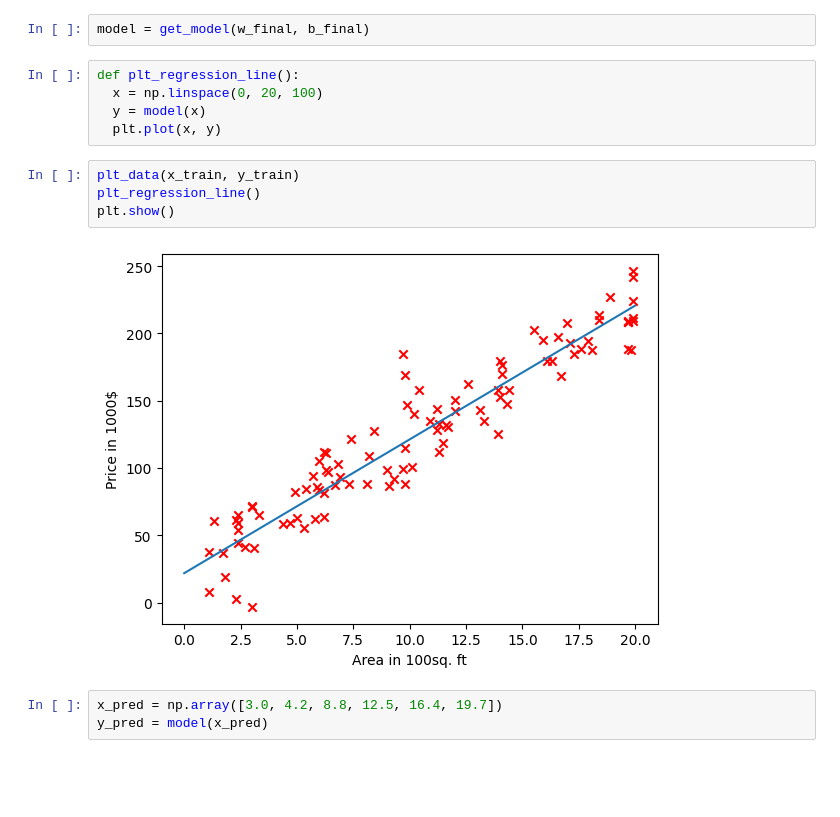
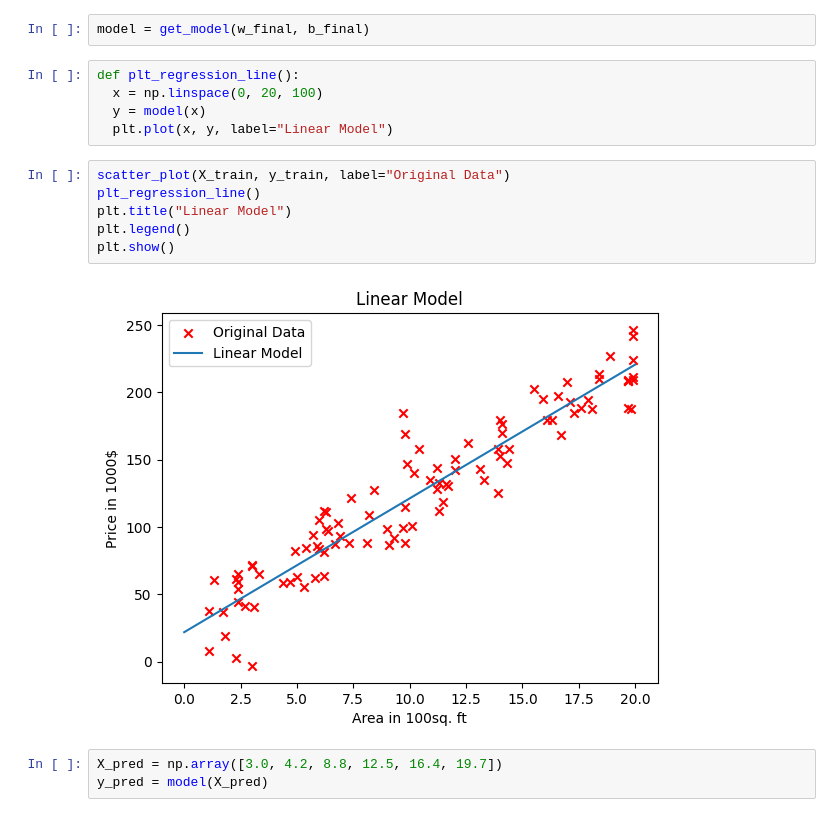
Before and after one commit to daniyalaamir110/ML_SPECIALIZATION, a Jupyter notebook: 1_gradient_descent_linear.ipynb, the cells around one changed output. Saved outputs shown, nothing was run; the diff lists cells and outputs as text; blank space fills up the shorter version.

```diff
--- a/1_gradient_descent_linear.ipynb
+++ b/1_gradient_descent_linear.ipynb
@@ -87,14 +76,16 @@ model = get_model(w_final, b_final)
 def plt_regression_line():
   x = np.linspace(0, 20, 100)
   y = model(x)
-  plt.plot(x, y)
+  plt.plot(x, y, label="Linear Model")
-# %%
-plt_data(x_train, y_train)
-plt_regression_line()
-plt.show()
-# %% [output]
-[figure, removed]
+# %%
+scatter_plot(X_train, y_train, label="Original Data")
+plt_regression_line()
+plt.title("Linear Model")
+plt.legend()
+plt.show()
+# %% [output]
+[figure, added]
 # %%
-x_pred = np.array([3.0, 4.2, 8.8, 12.5, 16.4, 19.7])
-y_pred = model(x_pred)
+X_pred = np.array([3.0, 4.2, 8.8, 12.5, 16.4, 19.7])
+y_pred = model(X_pred)
 # %%
```
Also changed, not shown: parts of 14 cells of this notebook.
